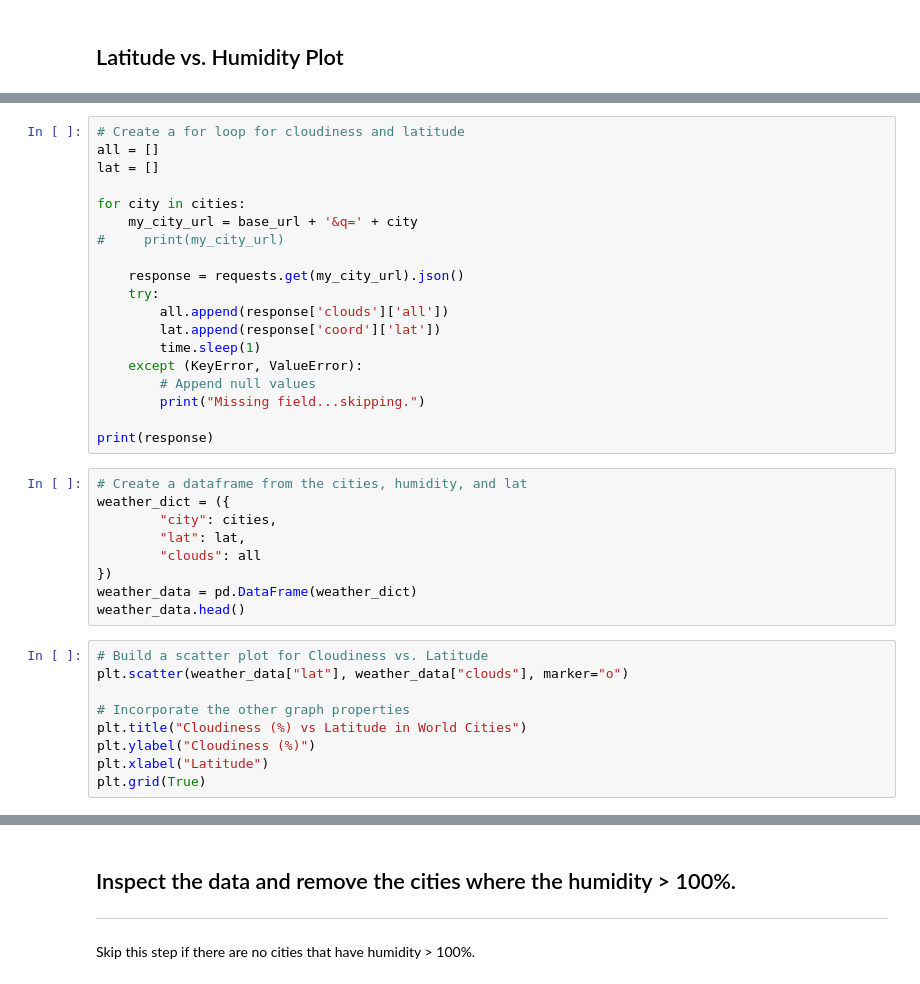
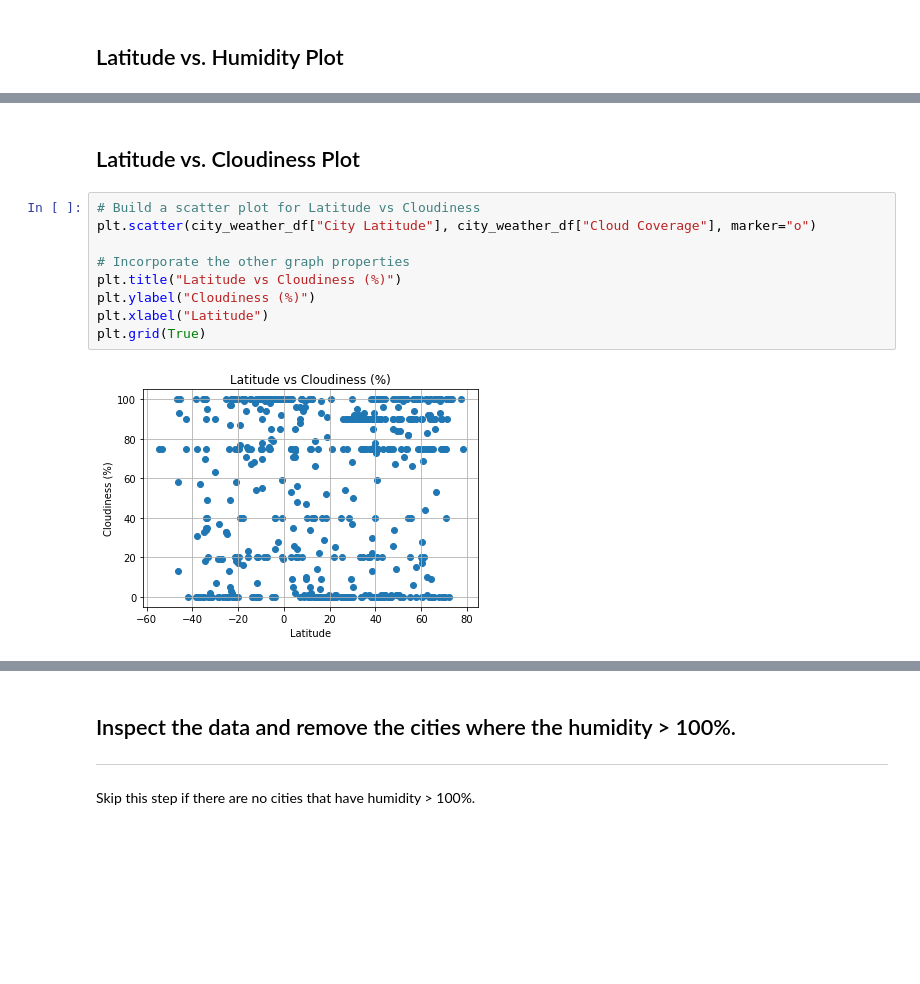
Before and after one commit to Terra999/python-api-challenge, a Jupyter notebook: WeatherPy/WeatherPy.ipynb, the cells around one changed output, grey strips where cells are left out. Drawn from its saved outputs; the diff is of its cells as text; blank space fills up the shorter version.

```diff
--- a/WeatherPy/WeatherPy.ipynb
+++ b/WeatherPy/WeatherPy.ipynb
@@ -165,37 +193,13 @@ The "Humidity vs. Latitude in World Cities" scatter plot compares the humidity v
-# %%
-# Create a for loop for cloudiness and latitude
-all = []
-lat = []
-
-for city in cities:
-    my_city_url = base_url + '&q=' + city
-#     print(my_city_url)
-
-    response = requests.get(my_city_url).json()
-    try:
-        all.append(response['clouds']['all'])
-        lat.append(response['coord']['lat'])
-        time.sleep(1)
-    except (KeyError, ValueError):
-        # Append null values
-        print("Missing field...skipping.")
-
-print(response)
-# %%
-# Create a dataframe from the cities, humidity, and lat
-weather_dict = ({
-        "city": cities,
-        "lat": lat,
-        "clouds": all
-})
-weather_data = pd.DataFrame(weather_dict)
-weather_data.head()
+# %% [markdown]
+## Latitude vs. Cloudiness Plot
 # %%
-# Build a scatter plot for Cloudiness vs. Latitude
-plt.scatter(weather_data["lat"], weather_data["clouds"], marker="o")
+# Build a scatter plot for Latitude vs Cloudiness
+plt.scatter(city_weather_df["City Latitude"], city_weather_df["Cloud Coverage"], marker="o")
 
 # Incorporate the other graph properties
-plt.title("Cloudiness (%) vs Latitude in World Cities")
+plt.title("Latitude vs Cloudiness (%)")
 plt.ylabel("Cloudiness (%)")
 plt.xlabel("Latitude")
 plt.grid(True)
+# %% [output]
+[figure, added]
```
Also changed, not shown: parts of 52 cells of this notebook, 2 other files.
